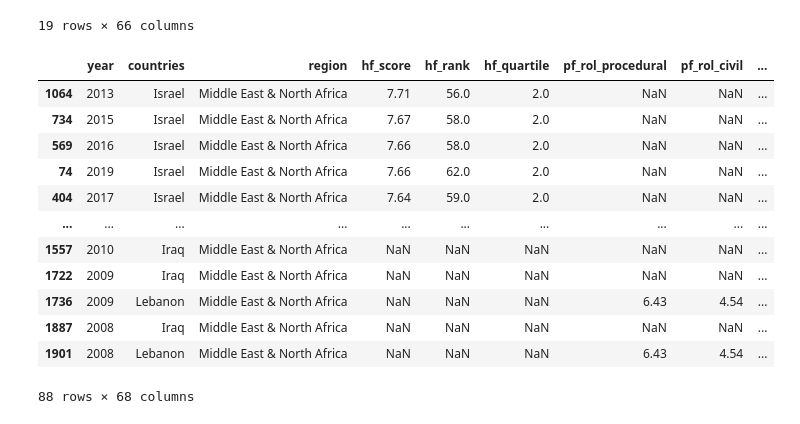
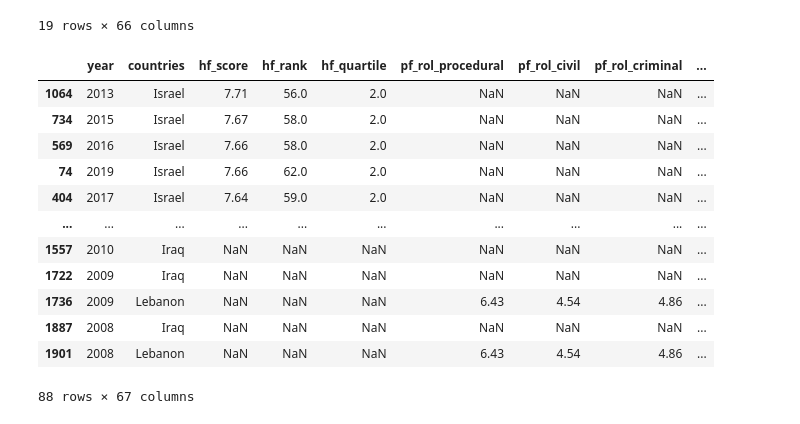
Before and after one commit to NJB7/HumanFreedomIndexProject, a Jupyter notebook: HFIProject.ipynb, the cells around one changed output. Drawn from its saved outputs; the diff is of its cells as text; code cells hidden in the pictures.

```diff
--- a/HFIProject.ipynb
+++ b/HFIProject.ipynb
@@ -38,8 +38,7 @@ df3 = df1.drop(columns=['ISO', 'ef_government_consumption', 'ef_government_trans
 cols = list(df3.columns.values)
 print(cols)
 
-df3.head(n=5)
-df3 = df3.sort_values("hf_score", ascending=False)
+# df3.head(n=5)
 # %% [output]
 ['year', 'countries', 'region', 'hf_score', 'hf_rank', 'hf_quartile', 'pf_rol_procedural', 'pf_rol_civil', 'pf_rol_criminal', 'pf_rol', 'pf_ss_homicide', 'pf_ss_disappearances_disap', 'pf_ss_disappear ...
 # %%
@@ -110,19 +110,19 @@ df5
 19 rows × 66 columns
 # %%
 df6 = df3.loc[(df3["pf_expression_internet"] > 7) | (
-    df3["pf_expression_media"] > 7)]
+    df3["pf_expression_media"] > 7)].drop(columns=['region'])
 df6
 # %% [output]
-|  | year | countries | region | hf_score | hf_rank | hf_quartile | pf_rol_procedural | pf_rol_civil | ... |
-| 1064 | 2013 | Israel | Middle East & North Africa | 7.71 | 56.0 | 2.0 | NaN | NaN | ... |
-| 734 | 2015 | Israel | Middle East & North Africa | 7.67 | 58.0 | 2.0 | NaN | NaN | ... |
-| 569 | 2016 | Israel | Middle East & North Africa | 7.66 | 58.0 | 2.0 | NaN | NaN | ... |
-| 74 | 2019 | Israel | Middle East & North Africa | 7.66 | 62.0 | 2.0 | NaN | NaN | ... |
-| 404 | 2017 | Israel | Middle East & North Africa | 7.64 | 59.0 | 2.0 | NaN | NaN | ... |
+|  | year | countries | hf_score | hf_rank | hf_quartile | pf_rol_procedural | pf_rol_civil | pf_rol_criminal | ... |
+| 1064 | 2013 | Israel | 7.71 | 56.0 | 2.0 | NaN | NaN | NaN | ... |
+| 734 | 2015 | Israel | 7.67 | 58.0 | 2.0 | NaN | NaN | NaN | ... |
+| 569 | 2016 | Israel | 7.66 | 58.0 | 2.0 | NaN | NaN | NaN | ... |
+| 74 | 2019 | Israel | 7.66 | 62.0 | 2.0 | NaN | NaN | NaN | ... |
+| 404 | 2017 | Israel | 7.64 | 59.0 | 2.0 | NaN | NaN | NaN | ... |
 | ... | ... | ... | ... | ... | ... | ... | ... | ... | ... |
-| 1557 | 2010 | Iraq | Middle East & North Africa | NaN | NaN | NaN | NaN | NaN | ... |
-| 1722 | 2009 | Iraq | Middle East & North Africa | NaN | NaN | NaN | NaN | NaN | ... |
-| 1736 | 2009 | Lebanon | Middle East & North Africa | NaN | NaN | NaN | 6.43 | 4.54 | ... |
-| 1887 | 2008 | Iraq | Middle East & North Africa | NaN | NaN | NaN | NaN | NaN | ... |
-| 1901 | 2008 | Lebanon | Middle East & North Africa | NaN | NaN | NaN | 6.43 | 4.54 | ... |
+| 1557 | 2010 | Iraq | NaN | NaN | NaN | NaN | NaN | NaN | ... |
+| 1722 | 2009 | Iraq | NaN | NaN | NaN | NaN | NaN | NaN | ... |
+| 1736 | 2009 | Lebanon | NaN | NaN | NaN | 6.43 | 4.54 | 4.86 | ... |
+| 1887 | 2008 | Iraq | NaN | NaN | NaN | NaN | NaN | NaN | ... |
+| 1901 | 2008 | Lebanon | NaN | NaN | NaN | 6.43 | 4.54 | 4.86 | ... |
-88 rows × 68 columns
+88 rows × 67 columns
```
Also changed, not shown: parts of 4 cells of this notebook, 1 other file.
